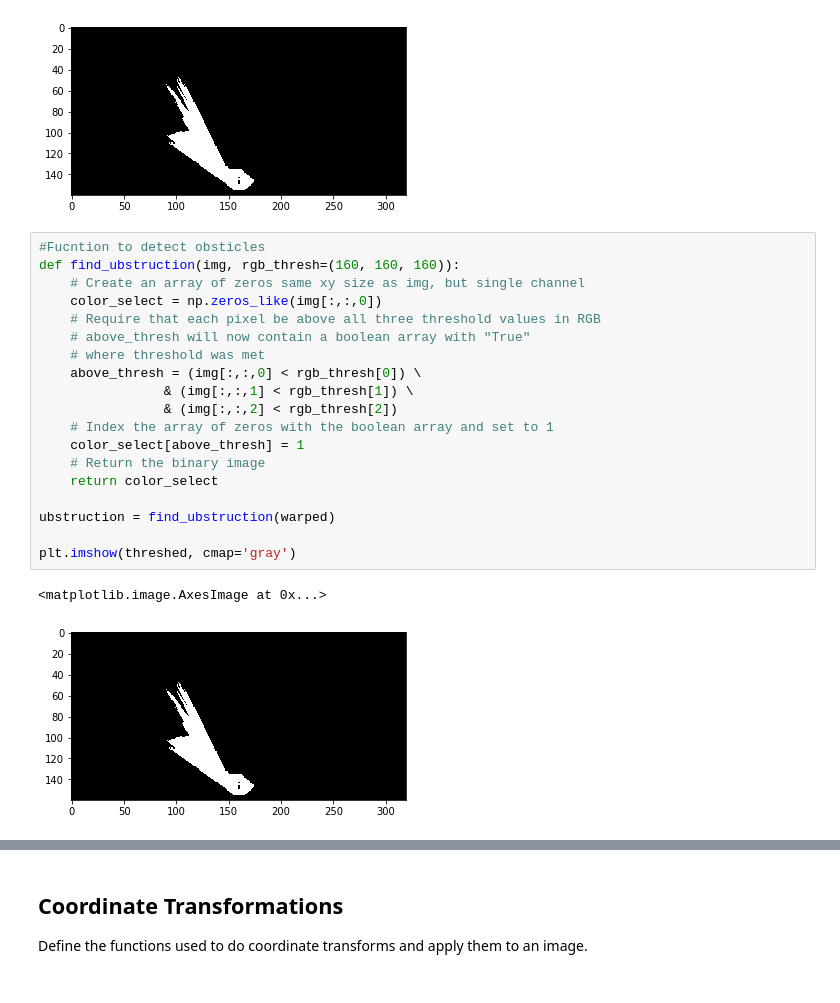
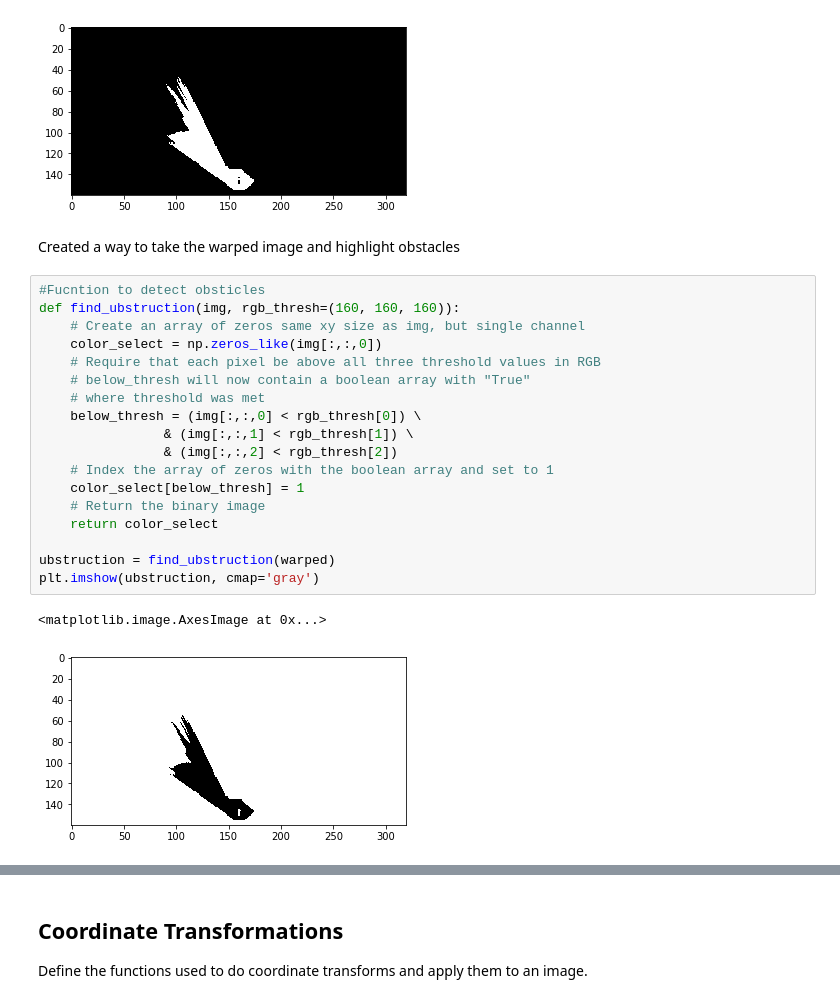
Before and after one commit to iFoxbox/RoboND-Rover-Project, a Jupyter notebook: code/Rover_Project_Test_Notebook.ipynb, the cells around one changed output, grey strips where cells are left out. Cells and saved outputs as stored; diff of their text form.

```diff
--- a/code/Rover_Project_Test_Notebook.ipynb
+++ b/code/Rover_Project_Test_Notebook.ipynb
@@ -142,25 +142,26 @@ plt.imshow(threshed, cmap='gray')
 # %% [output]
 <matplotlib.image.AxesImage at 0x...>
 [figure]
+# %% [markdown]
+Created a way to take the warped image and highlight obstacles
 # %%
 #Fucntion to detect obsticles
 def find_ubstruction(img, rgb_thresh=(160, 160, 160)):
     # Create an array of zeros same xy size as img, but single channel
     color_select = np.zeros_like(img[:,:,0])
     # Require that each pixel be above all three threshold values in RGB
-    # above_thresh will now contain a boolean array with "True"
+    # below_thresh will now contain a boolean array with "True"
     # where threshold was met
-    above_thresh = (img[:,:,0] < rgb_thresh[0]) \
+    below_thresh = (img[:,:,0] < rgb_thresh[0]) \
                 & (img[:,:,1] < rgb_thresh[1]) \
                 & (img[:,:,2] < rgb_thresh[2])
     # Index the array of zeros with the boolean array and set to 1
-    color_select[above_thresh] = 1
+    color_select[below_thresh] = 1
     # Return the binary image
     return color_select
 
 ubstruction = find_ubstruction(warped)
-
-plt.imshow(threshed, cmap='gray')
+plt.imshow(ubstruction, cmap='gray')
 # %% [output]
 <matplotlib.image.AxesImage at 0x...>
-[figure, old version]
+[figure, new version]
```
Also changed, not shown: parts of 2 cells of this notebook.
